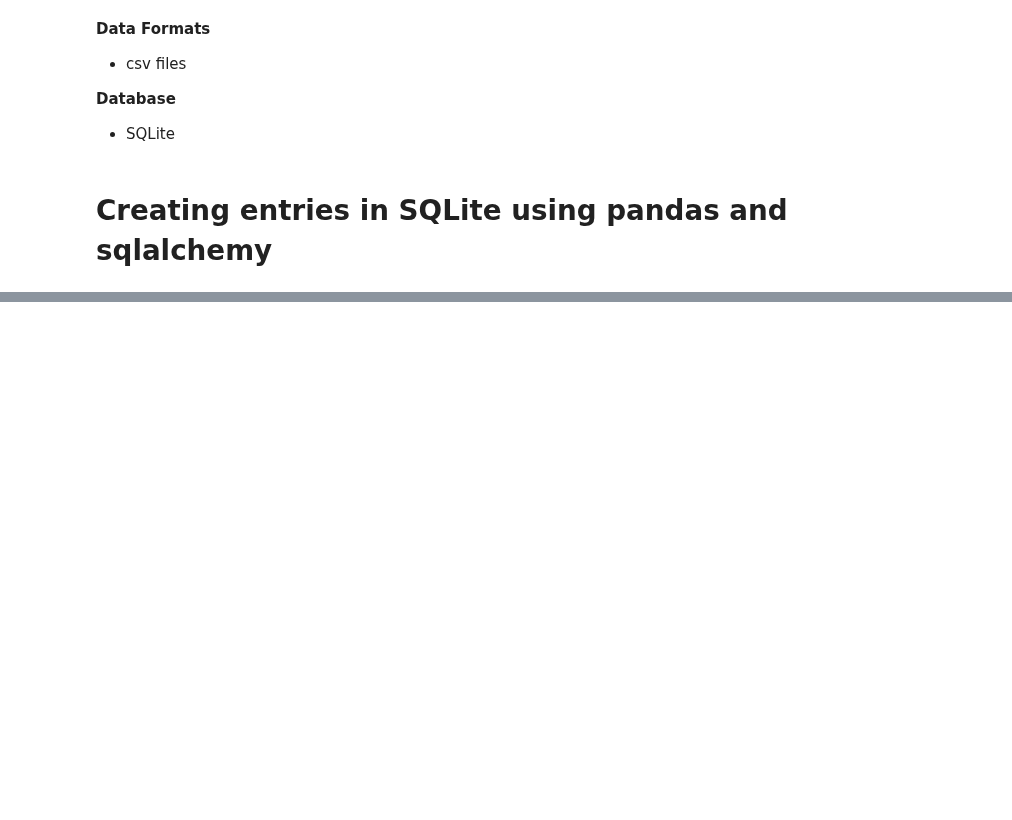
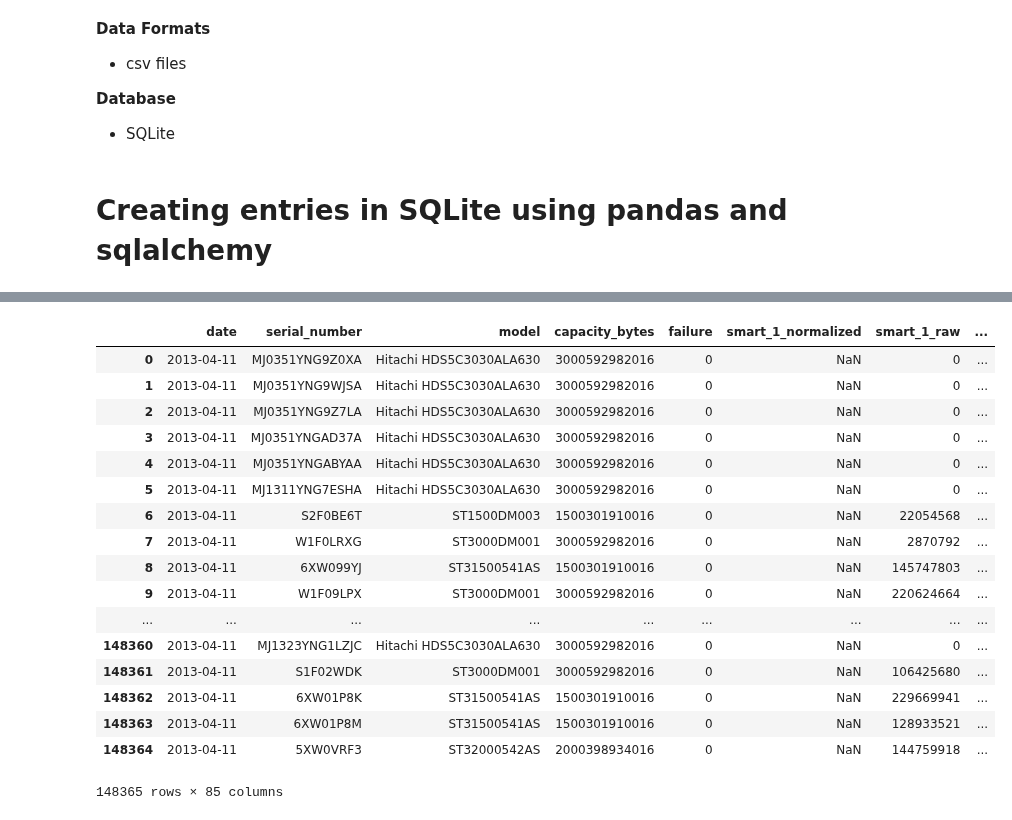
Before and after one commit to ababook/intro-python-data-science, a Jupyter notebook: hard-disk/Acquire.ipynb, the cells around one changed output, grey strips where cells are left out. Cells and saved outputs as stored; diff of their text form; code cells hidden in the pictures; blank space fills up the shorter version.

```diff
--- a/hard-disk/Acquire.ipynb
+++ b/hard-disk/Acquire.ipynb
@@ -66,4 +72,25 @@ print 'loading data done with rows '+str(total_rows)
 loading data done with rows 42390
+# %%
+pd.read_sql_table(table_name="data",con=engine)
+# %% [output]
+|  | date | serial_number | model | capacity_bytes | failure | smart_1_normalized | smart_1_raw | ... |
+| 0 | 2013-04-11 | MJ0351YNG9Z0XA | Hitachi HDS5C3030ALA630 | 3000592982016 | 0 | NaN | 0 | ... |
+| 1 | 2013-04-11 | MJ0351YNG9WJSA | Hitachi HDS5C3030ALA630 | 3000592982016 | 0 | NaN | 0 | ... |
+| 2 | 2013-04-11 | MJ0351YNG9Z7LA | Hitachi HDS5C3030ALA630 | 3000592982016 | 0 | NaN | 0 | ... |
+| 3 | 2013-04-11 | MJ0351YNGAD37A | Hitachi HDS5C3030ALA630 | 3000592982016 | 0 | NaN | 0 | ... |
+| 4 | 2013-04-11 | MJ0351YNGABYAA | Hitachi HDS5C3030ALA630 | 3000592982016 | 0 | NaN | 0 | ... |
+| 5 | 2013-04-11 | MJ1311YNG7ESHA | Hitachi HDS5C3030ALA630 | 3000592982016 | 0 | NaN | 0 | ... |
+| 6 | 2013-04-11 | S2F0BE6T | ST1500DM003 | 1500301910016 | 0 | NaN | 22054568 | ... |
+| 7 | 2013-04-11 | W1F0LRXG | ST3000DM001 | 3000592982016 | 0 | NaN | 2870792 | ... |
+| 8 | 2013-04-11 | 6XW099YJ | ST31500541AS | 1500301910016 | 0 | NaN | 145747803 | ... |
+| 9 | 2013-04-11 | W1F09LPX | ST3000DM001 | 3000592982016 | 0 | NaN | 220624664 | ... |
+| ... | ... | ... | ... | ... | ... | ... | ... | ... |
+| 148360 | 2013-04-11 | MJ1323YNG1LZJC | Hitachi HDS5C3030ALA630 | 3000592982016 | 0 | NaN | 0 | ... |
+| 148361 | 2013-04-11 | S1F02WDK | ST3000DM001 | 3000592982016 | 0 | NaN | 106425680 | ... |
+| 148362 | 2013-04-11 | 6XW01P8K | ST31500541AS | 1500301910016 | 0 | NaN | 229669941 | ... |
+| 148363 | 2013-04-11 | 6XW01P8M | ST31500541AS | 1500301910016 | 0 | NaN | 128933521 | ... |
+| 148364 | 2013-04-11 | 5XW0VRF3 | ST32000542AS | 2000398934016 | 0 | NaN | 144759918 | ... |
+148365 rows × 85 columns
 # %%
 # you can now put all the 266 csv files into the data directory and the above piece of code will push all the data
 # into the database
```
Also changed, not shown: parts of 5 cells of this notebook, 3 other files.
